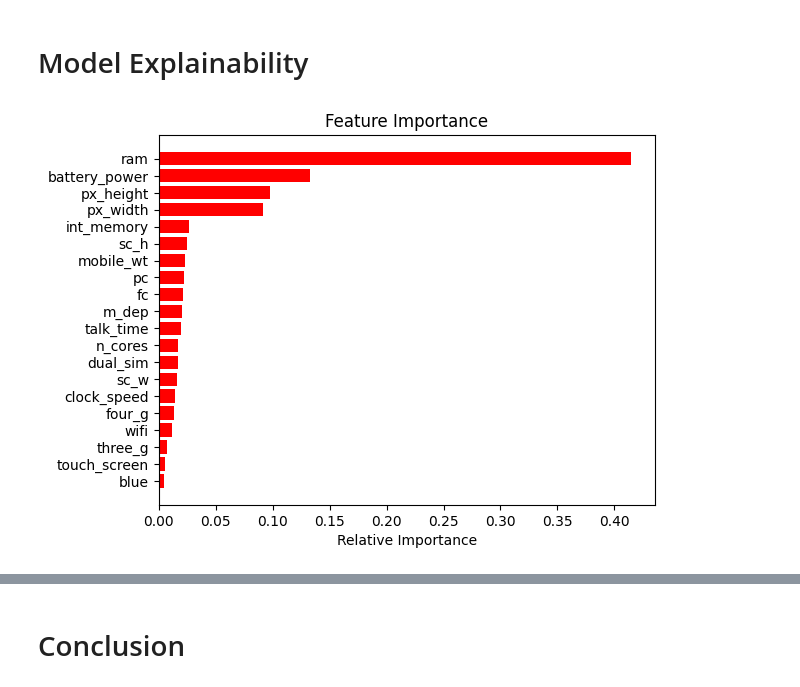
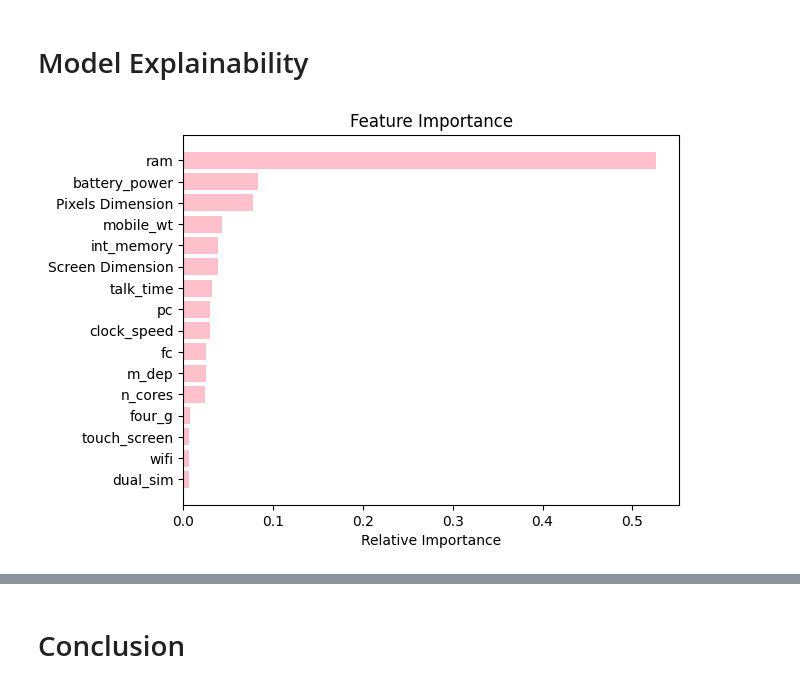
Before and after one commit to datawithkhushboo/Mobile-Range-Price-Prediction, a Jupyter notebook: Mobile_Price_Range_Prediction.ipynb, the cells around one changed output, grey strips where cells are left out. Saved outputs shown, nothing was run; the diff lists cells and outputs as text; code cells hidden in the pictures.

```diff
--- a/Mobile_Price_Range_Prediction.ipynb
+++ b/Mobile_Price_Range_Prediction.ipynb
@@ -300,0 +367,4 @@ after analysing heat map,there no independent variable are highly correlated exc
+# %%
+#Created a feature by combining sc_h and sc_w, hence we dropped both features.
+df['Screen Dimension'] = df['sc_h']* df['sc_w']
+df.drop(columns=['sc_h','sc_w'],inplace=True)
@@ -400,5 +467,6 @@ pre_dec.best_params_
 # %%
-dec =DecisionTreeClassifier(criterion='entropy',
+#Set the best parameter in this model
+dec =DecisionTreeClassifier(criterion='gini',
  max_depth= 10,
  max_leaf_nodes= 20,
  min_impurity_decrease= 0,
@@ -456,8 +527,0 @@ minimum error  0.264 at the value of k = 288
-# %%
-
-accuracy=[]
-for i in range(1,1000):
-  knn = KNeighborsClassifier(n_neighbors=i)
-  knn.fit(x_train,y_train)
-  knn_pred = knn.predict(x_test)
-  accuracy.append(accuracy_score(knn_pred,y_test))
@@ -701,15 +969,17 @@ weighted avg       0.91      0.91      0.91       500
 # %% [markdown]
 # Model Explainability
 # %%
+# feature importance
 features = independent_varaible
-importances = xgb.feature_importances_
+importances = rf_tune.feature_importances_
 indices = np.argsort(importances)
 # %%
+# plot the graph
 plt.title('Feature Importance')
-plt.barh(range(len(indices)), importances[indices], color='red', align='center')
+plt.barh(range(len(indices)), importances[indices], color='pink', align='center')
 plt.yticks(range(len(indices)), [features[i] for i in indices])
 plt.xlabel('Relative Importance')
 
 plt.show()
 # %% [output]
-[figure, old version]
+[figure, new version]
```
Also changed, not shown: parts of 145 cells of this notebook.
